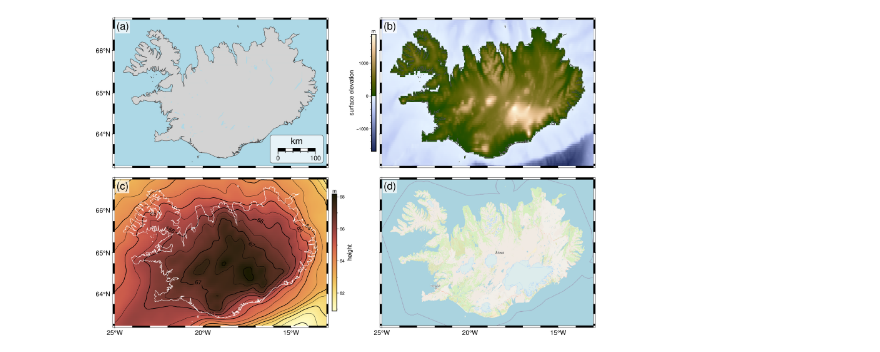
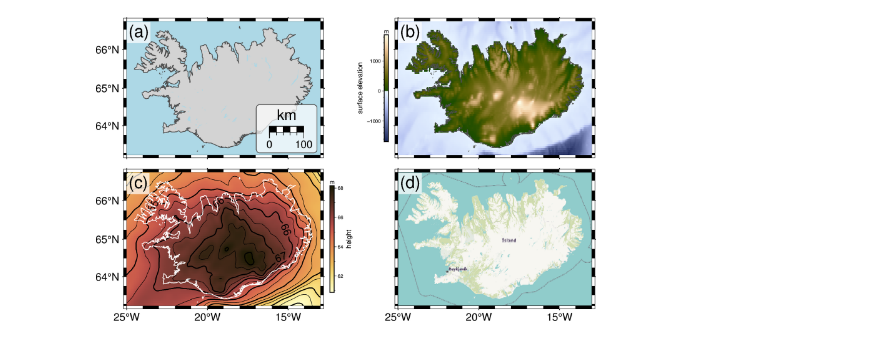
Before and after one commit to GenericMappingTools/pygmt-paper-figures, a Jupyter notebook: pygmt_paper_backgroundmaps_grdimage_contextily.ipynb, the cells around one changed output. Cells and saved outputs as stored; diff of their text form; code cells hidden in the pictures.

Commit message:
Reduce size of panels |Use default of source parameter

```diff
--- a/pygmt_paper_backgroundmaps_grdimage_contextily.ipynb
+++ b/pygmt_paper_backgroundmaps_grdimage_contextily.ipynb
@@ -1,53 +1,3 @@
 # %%
-import pygmt
-
-region = [-25, -13, 63.2, 66.7]
-
-fig = pygmt.Figure()
-with fig.subplot(
-    nrows=2,
-    ncols=2,
-    subsize=("12c", "8.5c"),
-    autolabel="(a)+o0.1c/0.25c+gwhite@30",
-    margins=("1.5c", "0.2c"),
-    sharex="b",
-    sharey="l",
-    frame="WSrt",
-):
-
-    # Top left
-    fig.basemap(region=region, projection="M?", panel=True)
-    fig.coast(land="lightgray", water="lightblue", shorelines="1/0.5p,gray30")
-    with pygmt.config(MAP_SCALE_HEIGHT="10p"):
-        fig.basemap(
-            map_scale="n0.86/0.1+c+w100k+f+l",
-            box=pygmt.params.Box(fill="white@30", pen="0.5p,gray30", radius="3p"),
-        )
-
-    # Top right
-    fig.basemap(region=region, projection="M?", panel=True)
-    grid_relief = pygmt.datasets.load_earth_relief(resolution="03m", region=region)
-    fig.grdimage(grid=grid_relief, cmap="SCM/oleron")
-    fig.colorbar(frame=["x+lsurface elevation", "y+lm"], position="JLM")
-    fig.coast(shorelines="1/0.5p,gray30")
-
-    # Bottom left
-    fig.basemap(region=region, projection="M?", panel=True)
-    grid_geoid = pygmt.datasets.load_earth_geoid(resolution="03m", region=region)
-    fig.grdimage(grid=grid_geoid, cmap="SCM/lajolla")
-    fig.grdcontour(grid=grid_geoid)
-    fig.colorbar(frame=["x+lheight", "y+lm"], position="JRM")
-    fig.coast(shorelines="1/0.5p,white")
-
-    # Bottom right
-    fig.tilemap(
-        region=region,
-        projection="M?",
-        zoom=7,
-        source="https://{s}.tile.openstreetmap.org/{z}/{x}/{y}.png",
-        panel=True,
-    )
-
-fig.show()
 # %% [output]
 grdimage [WARNING]: (w - x_min) must equal (NX + eps) * x_inc), where NX is an integer and |eps| <= 0.0001.
@@ -61 +11 @@ grdimage [WARNING]: n reset from 66.7 to 66.7061712787
-[figure, old version]
+[figure, new version]
```
Also changed, not shown: parts of 1 cell of this notebook.
